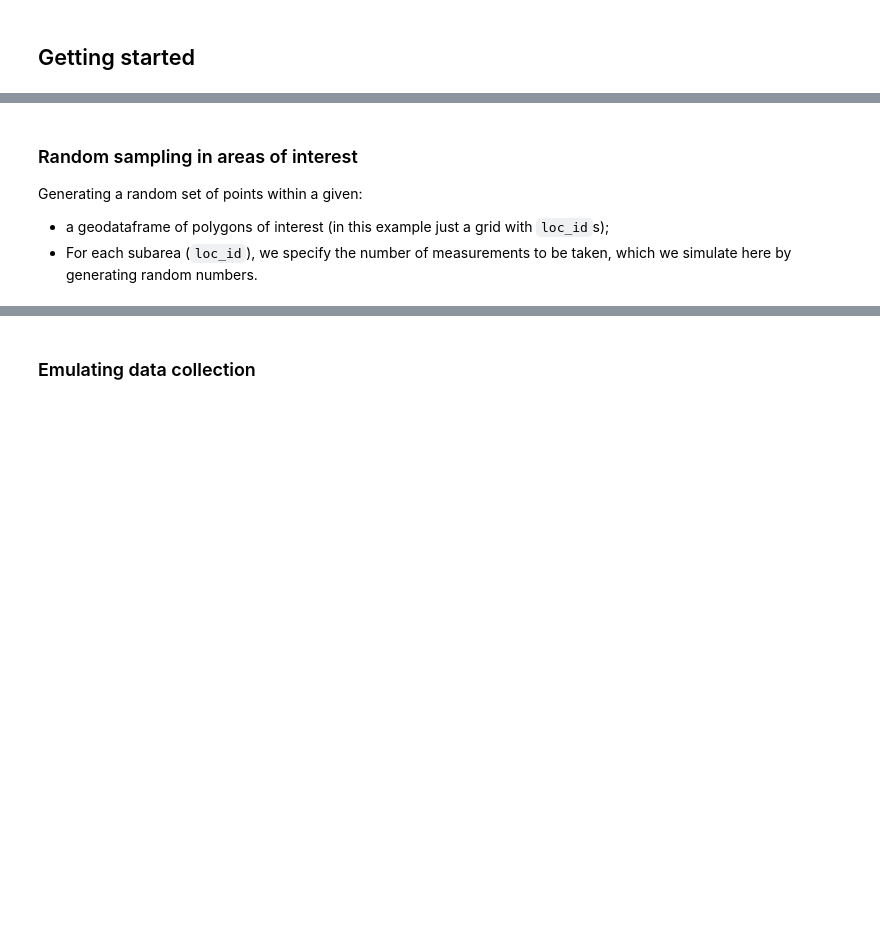
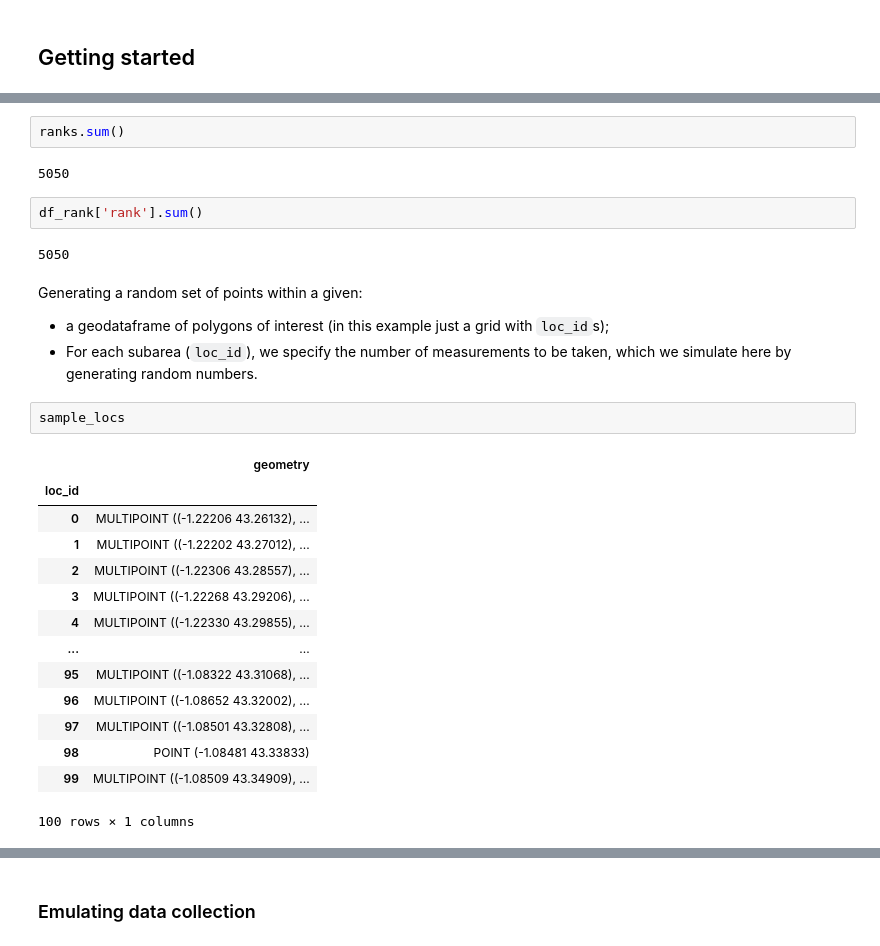
Before and after one commit to franckalbinet/trufl, a Jupyter notebook: nbs/index.ipynb, the cells around one changed output, grey strips where cells are left out. Drawn from its saved outputs; the diff is of its cells as text; blank space fills up the shorter version.

```diff
--- a/nbs/index.ipynb
+++ b/nbs/index.ipynb
@@ -58,9 +180,32 @@ gdf_grid.boundary.plot(color=black, lw=0.5);
+# %%
+ranks.sum()
+# %% [output]
+5050
+# %%
+df_rank['rank'].sum()
+# %% [output]
+5050
 # %% [markdown]
-### Random sampling in areas of interest
-
 Generating a random set of points within a given:
 - a geodataframe of polygons of interest (in this example just a grid with `loc_id`s);
 - For each subarea (`loc_id`), we specify the number of measurements to be taken, which we simulate here by generating random numbers.
+# %%
+sample_locs
+# %% [output]
+|  | geometry |
+| loc_id |  |
+| 0 | MULTIPOINT ((-1.22206 43.26132), ... |
+| 1 | MULTIPOINT ((-1.22202 43.27012), ... |
+| 2 | MULTIPOINT ((-1.22306 43.28557), ... |
+| 3 | MULTIPOINT ((-1.22268 43.29206), ... |
+| 4 | MULTIPOINT ((-1.22330 43.29855), ... |
+| ... | ... |
+| 95 | MULTIPOINT ((-1.08322 43.31068), ... |
+| 96 | MULTIPOINT ((-1.08652 43.32002), ... |
+| 97 | MULTIPOINT ((-1.08501 43.32808), ... |
+| 98 | POINT (-1.08481 43.33833) |
+| 99 | MULTIPOINT ((-1.08509 43.34909), ... |
+100 rows × 1 columns
 # %%
 sampler = Sampler(gdf_grid)
 n = np.random.randint(1, high=10, size=len(gdf_grid), dtype=int)
```
Also changed, not shown: parts of 32 cells of this notebook, 10 other files.
